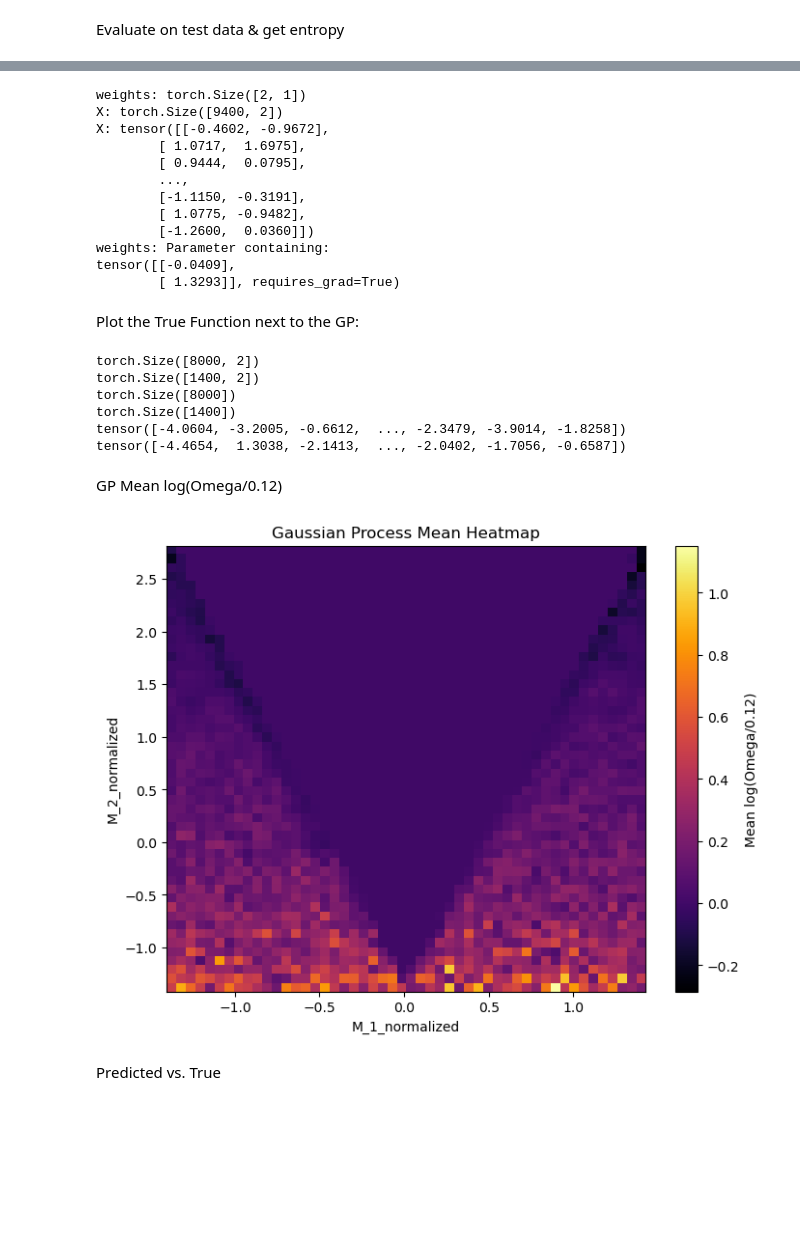
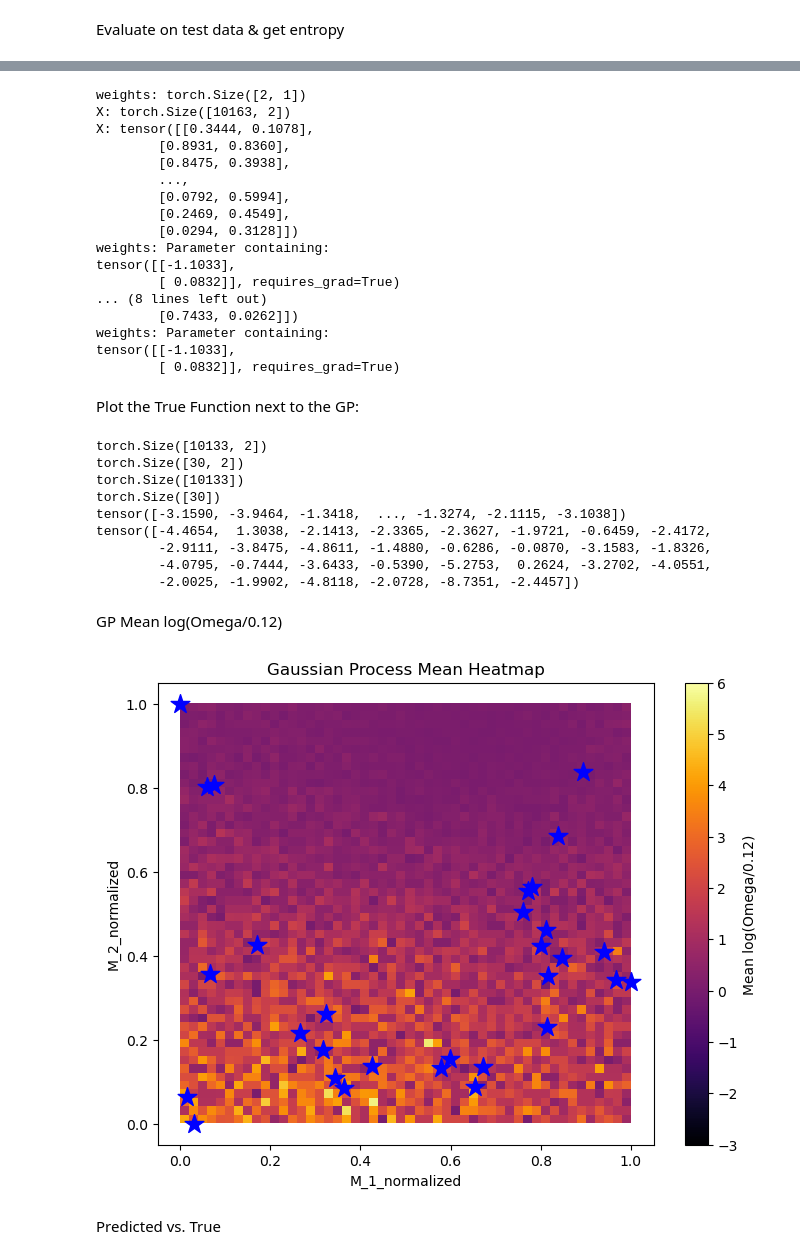
Before and after one commit to DomeVoss95/ActiveLearning_pMSSMwithGP, a Jupyter notebook: model/Toy_model2D.ipynb, the cells around one changed output, grey strips where cells are left out. Cells and saved outputs as stored; diff of their text form; code cells hidden in the pictures; blank space fills up the shorter version.

```diff
--- a/model/Toy_model2D.ipynb
+++ b/model/Toy_model2D.ipynb
@@ -178,0 +282,9 @@ x_test = (x_test - x_test.mean(dim=0)) / x_test.std(dim=0)
+# %%
+# # Normalisierung der Daten
+# x_test = (x_test - x_test.mean(dim=0)) / x_test.std(dim=0)
+
+# Normalisierung der Daten auf min = 0 und maximum = 1
+# Min-Max-Normalisierung für x_train
+x_test_min = x_test.min(dim=0, keepdim=True).values
+x_test_max = x_test.max(dim=0, keepdim=True).values
+x_test = (x_test - x_test_min) / (x_test_max - x_test_min)
@@ -179,3 +293,13 @@ x_test = (x_test - x_test.mean(dim=0)) / x_test.std(dim=0)
+# %%
+# Determine the number of points
+num_points = 10000
+
+# Generate random values between 0 and 1 for M_1 and M_2
+M_1_random = torch.rand(num_points)
+M_2_random = torch.rand(num_points)
+
+# Stack the random points together
+x_test_rand = torch.stack([M_1_random, M_2_random], dim=1)
 # %%
 # from PublishGP.utils import entropy_local
 from entropy import entropy_local
@@ -202,23 +326,30 @@ def evaluate(multitask_gp, likelihood, x_test):
     return observed_pred, entropy
 
 observed_pred, entropy = evaluate(multitask_gp, likelihood, x_test)
+observed_pred_rand, entropy_rand = evaluate(multitask_gp, likelihood, x_test_rand)
 # %% [output]
 weights: torch.Size([2, 1])
-X: torch.Size([9400, 2])
-X: tensor([[-0.4602, -0.9672],
-        [ 1.0717,  1.6975],
-        [ 0.9444,  0.0795],
+X: torch.Size([10163, 2])
+X: tensor([[0.3444, 0.1078],
+        [0.8931, 0.8360],
+        [0.8475, 0.3938],
         ...,
-        [-1.1150, -0.3191],
-        [ 1.0775, -0.9482],
-        [-1.2600,  0.0360]])
+        [0.0792, 0.5994],
+        [0.2469, 0.4549],
+        [0.0294, 0.3128]])
 weights: Parameter containing:
-tensor([[-0.0409],
-        [ 1.3293]], requires_grad=True)
+tensor([[-1.1033],
+        [ 0.0832]], requires_grad=True)
+... (8 lines left out)
+        [0.7433, 0.0262]])
+weights: Parameter containing:
+tensor([[-1.1033],
+        [ 0.0832]], requires_grad=True)
 # %% [markdown]
 Plot the True Function next to the GP:
 # %%
 mean = observed_pred.mean.numpy()
+mean_rand = observed_pred_rand.mean.numpy()
 
 print(x_test.shape)
 print(x_train.shape)
@@ -227,32 +358,43 @@ print(y_train.shape)
 print(torch.tensor(mean))
 print(y_train)
 # %% [output]
-torch.Size([8000, 2])
-torch.Size([1400, 2])
-torch.Size([8000])
-torch.Size([1400])
-tensor([-4.0604, -3.2005, -0.6612,  ..., -2.3479, -3.9014, -1.8258])
-tensor([-4.4654,  1.3038, -2.1413,  ..., -2.0402, -1.7056, -0.6587])
+torch.Size([10133, 2])
+torch.Size([30, 2])
+torch.Size([10133])
+torch.Size([30])
+tensor([-3.1590, -3.9464, -1.3418,  ..., -1.3274, -2.1115, -3.1038])
+tensor([-4.4654,  1.3038, -2.1413, -2.3365, -2.3627, -1.9721, -0.6459, -2.4172,
+        -2.9111, -3.8475, -4.8611, -1.4880, -0.6286, -0.0870, -3.1583, -1.8326,
+        -4.0795, -0.7444, -3.6433, -0.5390, -5.2753,  0.2624, -3.2702, -4.0551,
+        -2.0025, -1.9902, -4.8118, -2.0728, -8.7351, -2.4457])
 # %% [markdown]
 GP Mean log(Omega/0.12)
 # %%
-x = x_test[:, 0]
-y = x_test[:, 1]
-z = mean
+x = x_test_rand[:, 0]
+y = x_test_rand[:, 1]
+z = mean_rand
+
+vmin = -3
+vmax = 6
 
 # 2D-Histogramm berechnen
 heatmap, xedges, yedges = np.histogram2d(x, y, bins=50, weights=z, density=True)
 
 # Plotten der Heatmap
 plt.figure(figsize=(8, 6))
-plt.imshow(heatmap.T, extent=[xedges[0], xedges[-1], yedges[0], yedges[-1]], origin='lower', cmap='inferno', aspect='auto')
+plt.imshow(heatmap.T, vmin=vmin, vmax=vmax, extent=[xedges[0], xedges[-1], yedges[0], yedges[-1]], origin='lower', cmap='inferno', aspect='auto')
 plt.colorbar(label='Mean log(Omega/0.12)')
 plt.xlabel('M_1_normalized')
 plt.ylabel('M_2_normalized')
 plt.title('Gaussian Process Mean Heatmap')
+
+# Hervorheben der Trainingspunkte
+plt.scatter(x_train[:, 0], x_train[:, 1], marker='*', s=200, c='b', label='Top 10 High Entropy Points')
+
+
 plt.show()
 # %% [output]
-[figure, old version]
+[figure, new version]
 # %% [markdown]
 Predicted vs. True
 # %%
```
Also changed, not shown: parts of 31 cells of this notebook, 19 other files.
